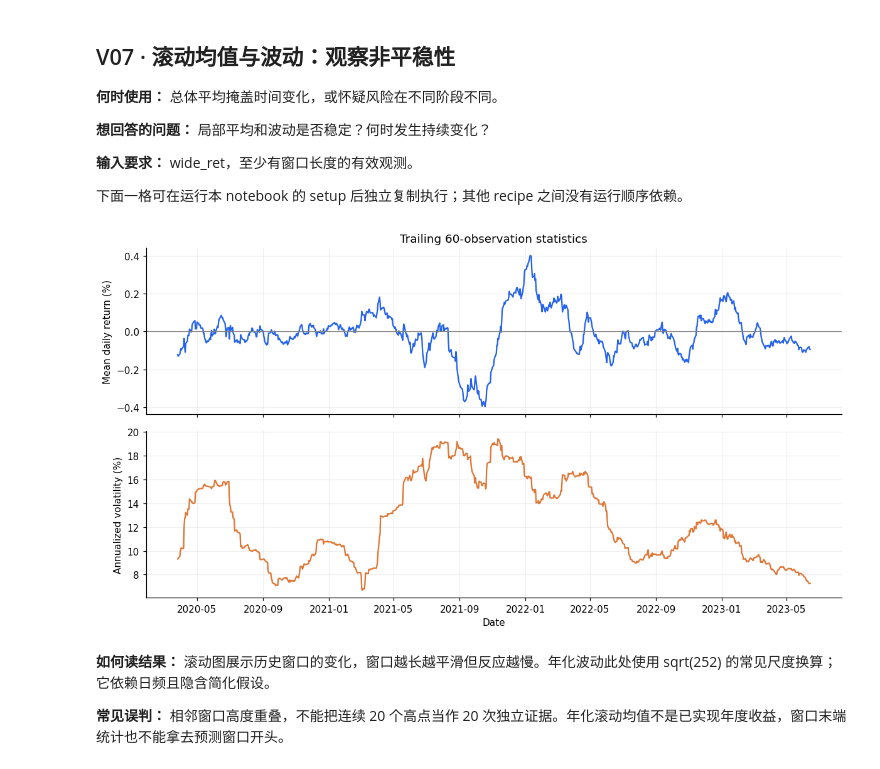
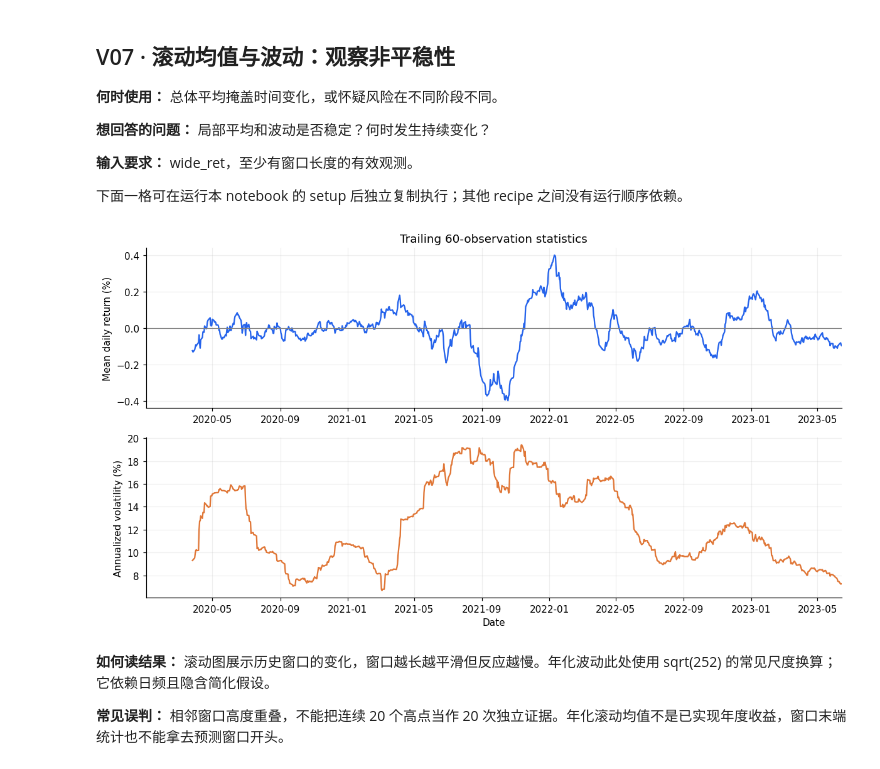
Before and after one commit to EnkiDoctor/timeseries-research-notebooks, a Jupyter notebook: notebooks/02_time_series_processing_visualization.ipynb, the cells around one changed output. Cells and saved outputs as stored; diff of their text form; code cells hidden in the pictures.

```diff
--- a/notebooks/02_time_series_processing_visualization.ipynb
+++ b/notebooks/02_time_series_processing_visualization.ipynb
@@ -982,18 +1015,24 @@ display(v06.loc[flag].sort_values(key=np.abs, ascending=False).head(8).rename("f
 # %%
 v07 = wide_ret["Alpha"]
 window = 60
 rolling_mean = v07.rolling(window, min_periods=window).mean()
 rolling_vol = v07.rolling(window, min_periods=window).std(ddof=1) * np.sqrt(PERIODS_PER_YEAR)
-fig, axes = plt.subplots(2, 1, figsize=(11, 6), sharex=True)
-axes[0].plot(v07.index, rolling_mean * 100, color=COLORS[0])
-axes[0].axhline(0, color="grey", linewidth=0.8)
-axes[0].set(title="Trailing 60-observation statistics", ylabel="Mean daily return (%)")
-axes[1].plot(v07.index, rolling_vol * 100, color=COLORS[1])
-axes[1].set(ylabel="Annualized volatility (%)", xlabel="Date")
-fig.tight_layout()
+plt.figure(figsize=(11, 6))
+plt.subplot(2, 1, 1)
+plt.plot(v07.index, rolling_mean * 100, color=COLORS[0])
+plt.axhline(0, color="grey", linewidth=0.8)
+plt.title("Trailing 60-observation statistics")
+plt.ylabel("Mean daily return (%)")
+plt.xlim(v07.index.min(), v07.index.max())
+plt.subplot(2, 1, 2)
+plt.plot(v07.index, rolling_vol * 100, color=COLORS[1])
+plt.ylabel("Annualized volatility (%)")
+plt.xlabel("Date")
+plt.xlim(v07.index.min(), v07.index.max())
+plt.tight_layout()
 plt.show()
 # %% [output]
-[figure, old version]
+[figure, new version]
 # %% [markdown]
 **如何读结果：** 滚动图展示历史窗口的变化，窗口越长越平滑但反应越慢。年化波动此处使用 sqrt(252) 的常见尺度换算；它依赖日频且隐含简化假设。
 
```
Also changed, not shown: parts of 18 cells of this notebook, 15 other files.
